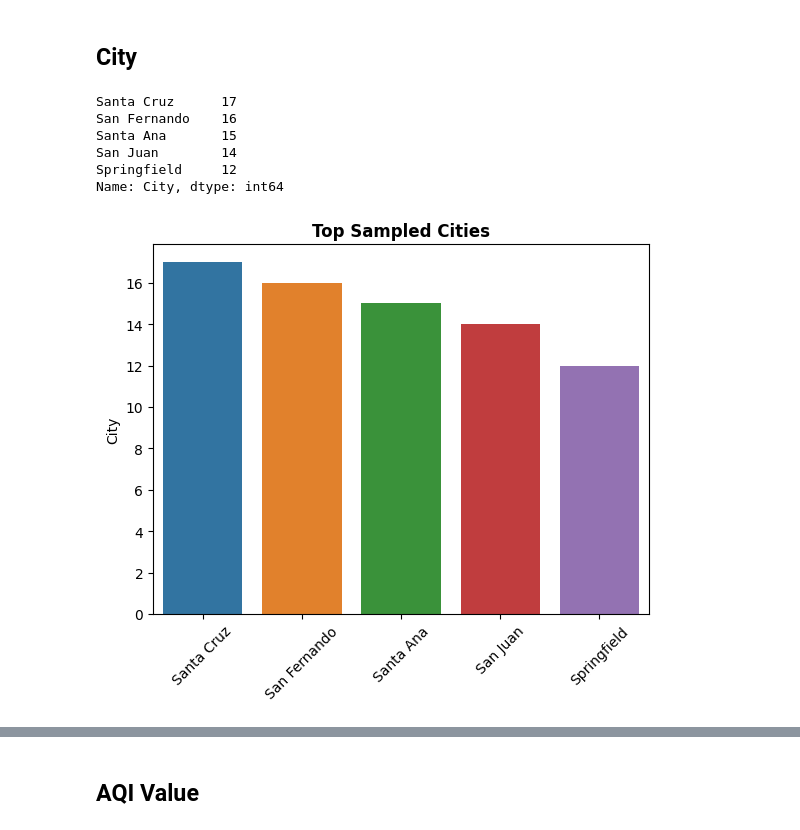
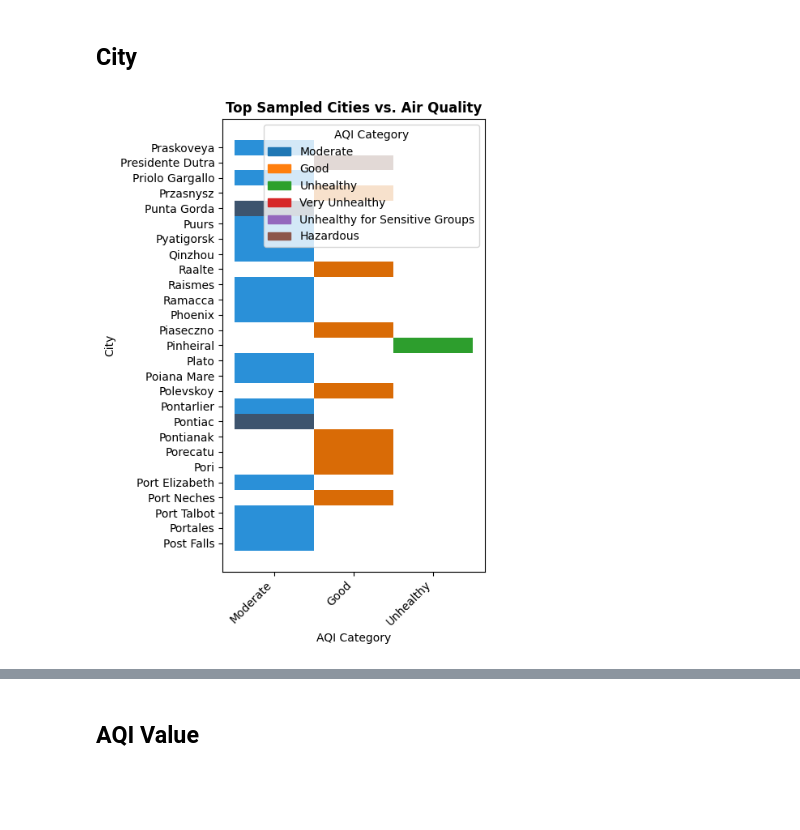
Before and after one commit to eckoecho/Project-2, a Jupyter notebook: World_Air_Quality_Index_by_City_and_Coordinates.ipynb, the cells around one changed output, grey strips where cells are left out. Drawn from its saved outputs; the diff is of its cells as text; code cells hidden in the pictures; blank space fills up the shorter version.

```diff
--- a/World_Air_Quality_Index_by_City_and_Coordinates.ipynb
+++ b/World_Air_Quality_Index_by_City_and_Coordinates.ipynb
@@ -182,18 +240,15 @@ Name: Country, dtype: int64
 ## City
 # %%
 #Getting most occuring Cities to plot
-top_cities = df["City"].value_counts().head()
-print(top_cities)
-#Plotting Cities in Countplot
-fig, ax = plt.subplots()
-sns.barplot(df, x=top_cities.index, y=top_cities)
-plt.xticks(rotation=45)
-ax.set_title("Top Sampled Cities", fontweight="bold");
+top_cities = df["City"].head(30)
+#Plotting Cities in Histoplot
+fig, ax = plt.subplots(figsize=(5,7))
+#Plotting x and y columns with hue highlighting
+sns.histplot(df, x="AQI Category", y=top_cities, hue="AQI Category")
+#Rotating x labels for readability
+ax.set_xticklabels(ax.get_xticklabels(), rotation=45, ha="right");
+#Setting title for plot
+ax.set_title("Top Sampled Cities vs. Air Quality", fontweight="bold")
+fig.tight_layout();
 # %% [output]
-Santa Cruz      17
-San Fernando    16
-Santa Ana       15
-San Juan        14
-Springfield     12
-Name: City, dtype: int64
-[figure, old version]
+[figure, new version]
```
Also changed, not shown: parts of 103 cells of this notebook.
